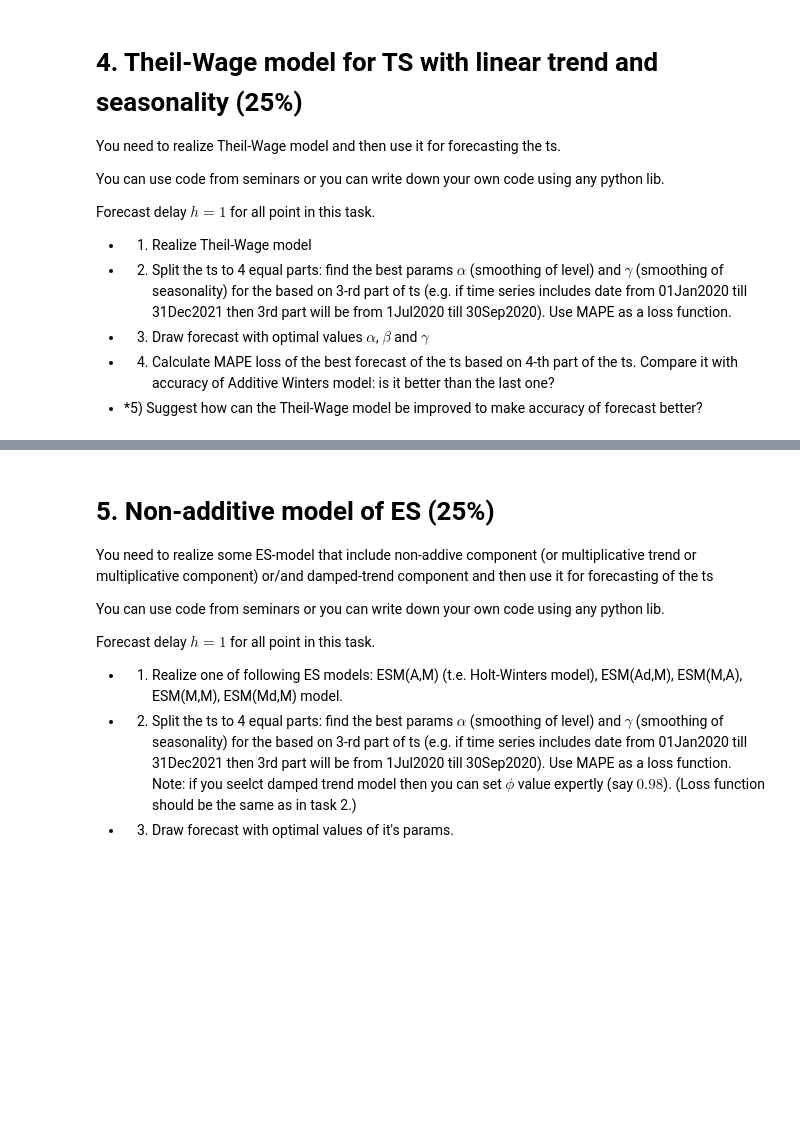
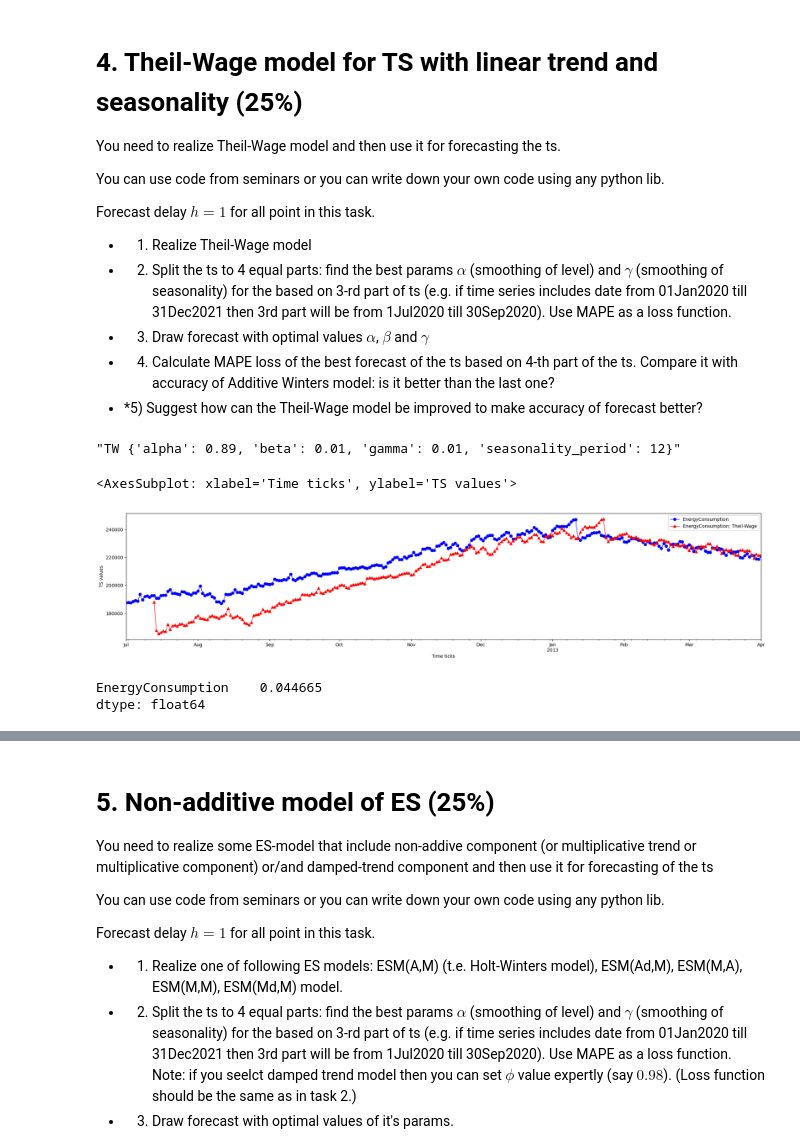
Before and after one commit to olegoid/ATSF, a Jupyter notebook: HW1.ipynb, the cells around one changed output, grey strips where cells are left out. Cells and saved outputs as stored; diff of their text form; code cells hidden in the pictures; blank space fills up the shorter version.

```diff
--- a/HW1.ipynb
+++ b/HW1.ipynb
@@ -318,0 +383,40 @@ Forecast delay $h=1$ for all point in this task.
+# %%
+# 2. Split the ts to 4 equal parts: find the best params $\alpha$ (smoothing of level) and $\gamma$ (smoothing of seasonality)
+# for the based on 3-rd part of ts (e.g. if time series includes date from 01Jan2020 till 31Dec2021 then 3rd part will be from
+# 1Jul2020 till 30Sep2020). Use MAPE as a loss function.
+
+# TW Forecast for monthly agregated data
+ALPHA = np.linspace(0.01,1,10)
+BETA = np.linspace(0.01,1,10)
+GAMMA = np.linspace(0.01,1,10)
+
+tw_params_array = [{'alpha':alpha, 'beta':beta, 'gamma':gamma, 'seasonality_period':12} for alpha in ALPHA for gamma in GAMMA for beta in BETA]
+FRC_TW_TS = build_forecast(h=12, ts=third_quarter_ts, alg_name='TWExponentialSmoothing', alg_title='TW',params_array = tw_params_array, step='M')
+# %%
+QualityStr = pd.DataFrame(index = ts.columns, columns = FRC_TW_TS.keys())
+
+ix = ts.loc['2012-07-01':'2013-04-01'].index
+for param_cntr in sorted(QualityStr.columns):
+    frc_ts = FRC_TW_TS[param_cntr]
+    QualityStr[param_cntr],_ = qualityMAPE(ts.loc[ix], frc_ts.loc[ix])
+
+QualityStr[QualityStr.columns].mean().sort_values()
+optimal_params = QualityStr[QualityStr.columns].mean().sort_values().index[0]
+optimal_params
+# %% [output]
+"TW {'alpha': 0.89, 'beta': 0.01, 'gamma': 0.01, 'seasonality_period': 12}"
+# %%
+
+# 3. Draw forecast with optimal values $\alpha$, $\beta$ and $\gamma$
+plot_ts_forecast(ts.loc['2012-07-01':'2013-04-01'], FRC_TW_TS[optimal_params].loc['2012-07-01':'2013-04-01'], ts_num=0, alg_title='Theil-Wage')
+# %% [output]
+<AxesSubplot: xlabel='Time ticks', ylabel='TS values'>
+[figure, added]
+# %%
+# 4. Calculate MAPE loss of the best forecast of the ts based on 4-th part of the ts. Compare it with accuracy of Additive Winters model:
+# is it better than the last one?
+
+qualityMAPE(ts.loc['2012-07-01':'2013-04-01'], FRC_TW_TS[optimal_params].loc['2012-07-01':'2013-04-01'])[0]
+# %% [output]
+EnergyConsumption    0.044665
+dtype: float64
```
Also changed, not shown: parts of 13 cells of this notebook.
